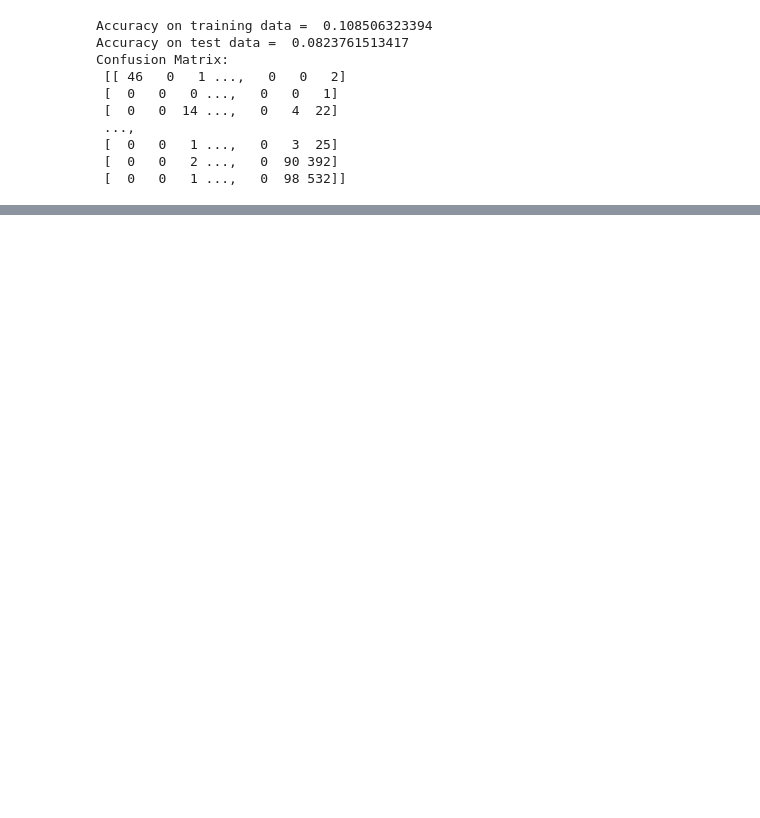
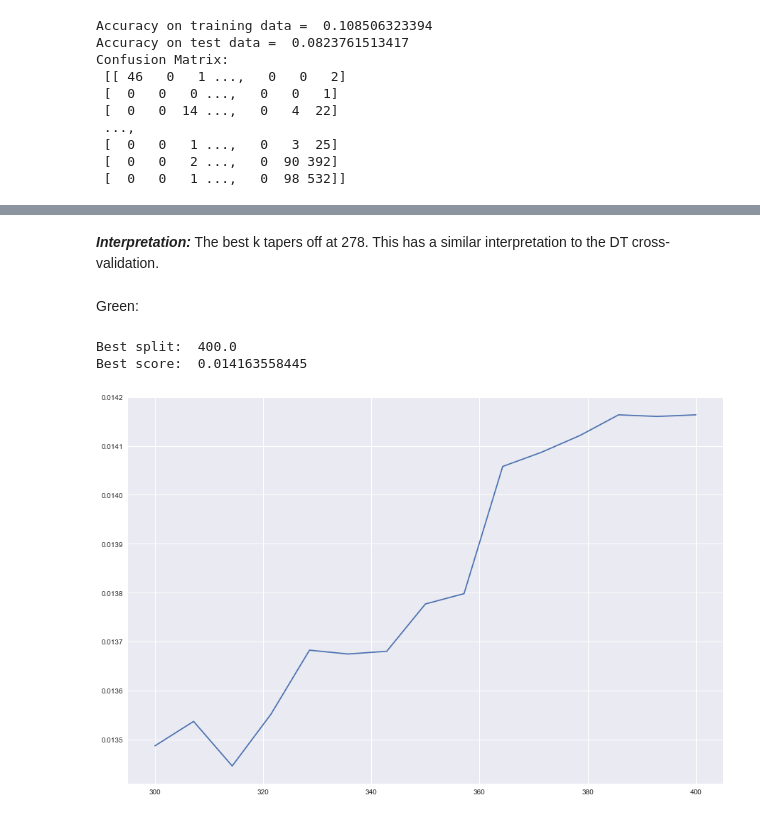
Before and after one commit to agentturbo1/Crazy-Taxi-IRL, a Jupyter notebook: Cleaning and Location Prediction Modeling.ipynb, the cells around one changed output, grey strips where cells are left out. Cells and saved outputs as stored; diff of their text form; code cells hidden in the pictures; blank space fills up the shorter version.

```diff
--- a/Cleaning and Location Prediction Modeling.ipynb
+++ b/Cleaning and Location Prediction Modeling.ipynb
@@ -415,0 +531,24 @@ Confusion Matrix:
+# %% [markdown]
+<b>*Interpretation:*</b> The best k tapers off at 278. This has a similar interpretation to the DT cross-validation.
+# %% [markdown]
+Green:
+# %%
+#cross validation
+
+min_split = np.linspace(300, 400, 15)
+Accuracies = np.zeros(min_split.shape[0])
+
+for i, split in enumerate(min_split):
+    decisionTree = tree.DecisionTreeClassifier(min_samples_split=int(split))
+    scores = cross_val_score(decisionTree, g_X, y=g_y)
+    Accuracies[int(i)] = scores.mean()
+
+print('Best split: ', min_split[np.argmax(Accuracies)])
+print('Best score: ', max(Accuracies))
+
+plt.plot(min_split,Accuracies)
+plt.show()
+# %% [output]
+Best split:  400.0
+Best score:  0.014163558445
+[figure, added]
```
Also changed, not shown: parts of 24 cells of this notebook, 2 other files.
